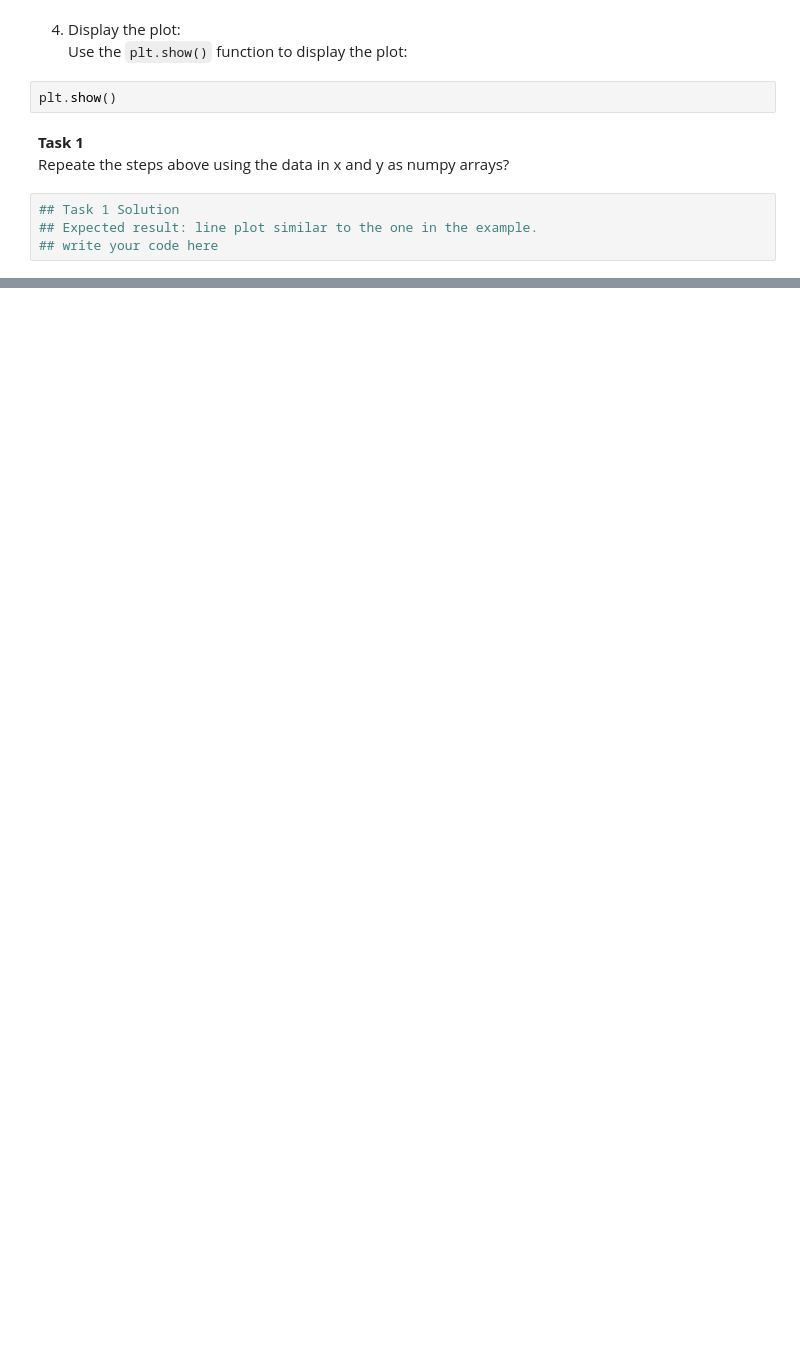
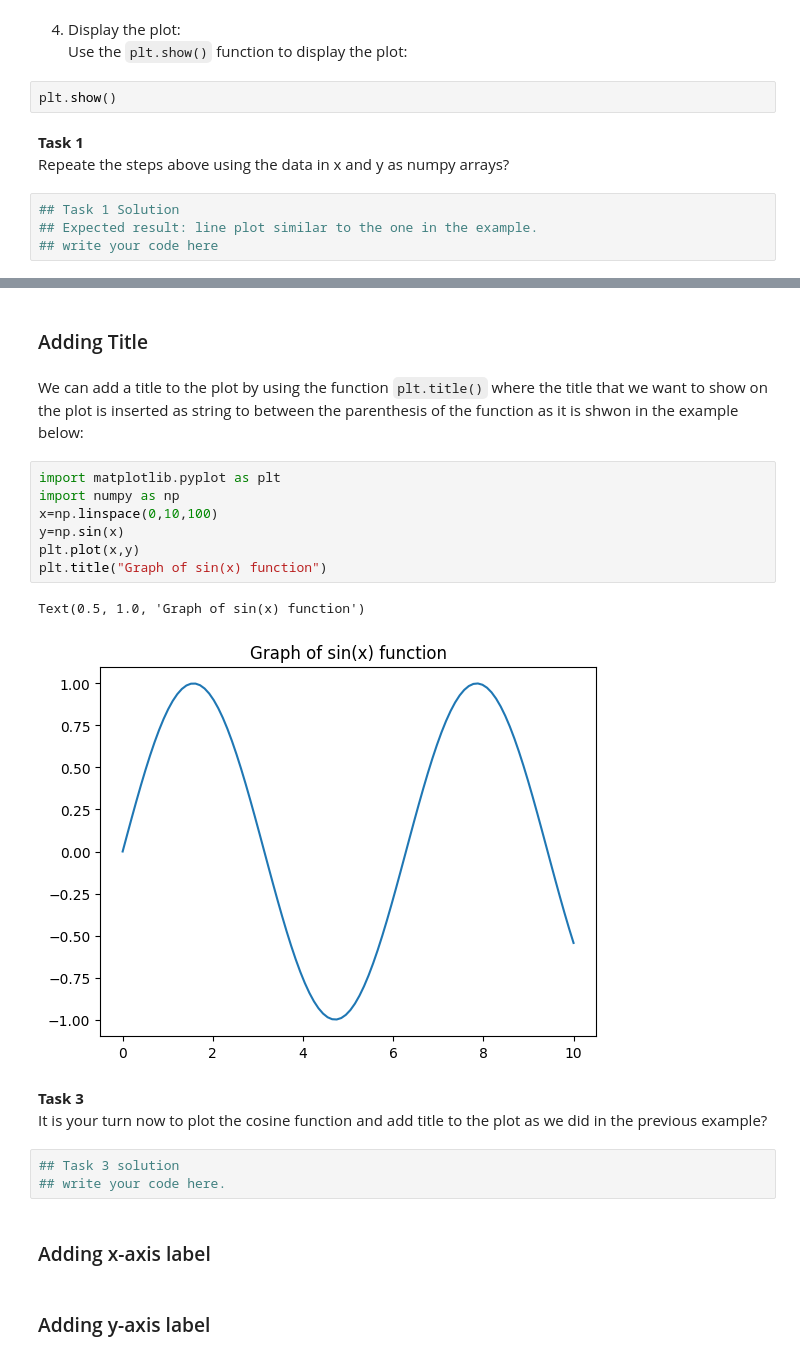
Before and after one commit to AhmadAlsaadi/ENCH320-Numpy, a Jupyter notebook: Matplotlib.ipynb, the cells around one changed output, grey strips where cells are left out. Drawn from its saved outputs; the diff is of its cells as text; blank space fills up the shorter version.

Commit message:
Adding plot customization section

```diff
--- a/Matplotlib.ipynb
+++ b/Matplotlib.ipynb
@@ -67,0 +106,24 @@ Repeate the steps above using the data in x and y as numpy arrays?
+# %% [markdown]
+### Adding Title
+# %% [markdown]
+We can add a title to the plot by using the function `plt.title()` where the title that we want to show on the plot is inserted as string to between the parenthesis of the function as it is shwon in the example below:
+# %%
+import matplotlib.pyplot as plt
+import numpy as np
+x=np.linspace(0,10,100)
+y=np.sin(x)
+plt.plot(x,y)
+plt.title("Graph of sin(x) function")
+# %% [output]
+Text(0.5, 1.0, 'Graph of sin(x) function')
+[figure, added]
+# %% [markdown]
+**Task 3**
+It is your turn now to plot the cosine function and add title to the plot as we did in the previous example?
+# %%
+## Task 3 solution
+## write your code here.
+# %% [markdown]
+### Adding x-axis label
+# %% [markdown]
+### Adding y-axis label
```
Also changed, not shown: parts of 7 cells of this notebook.
